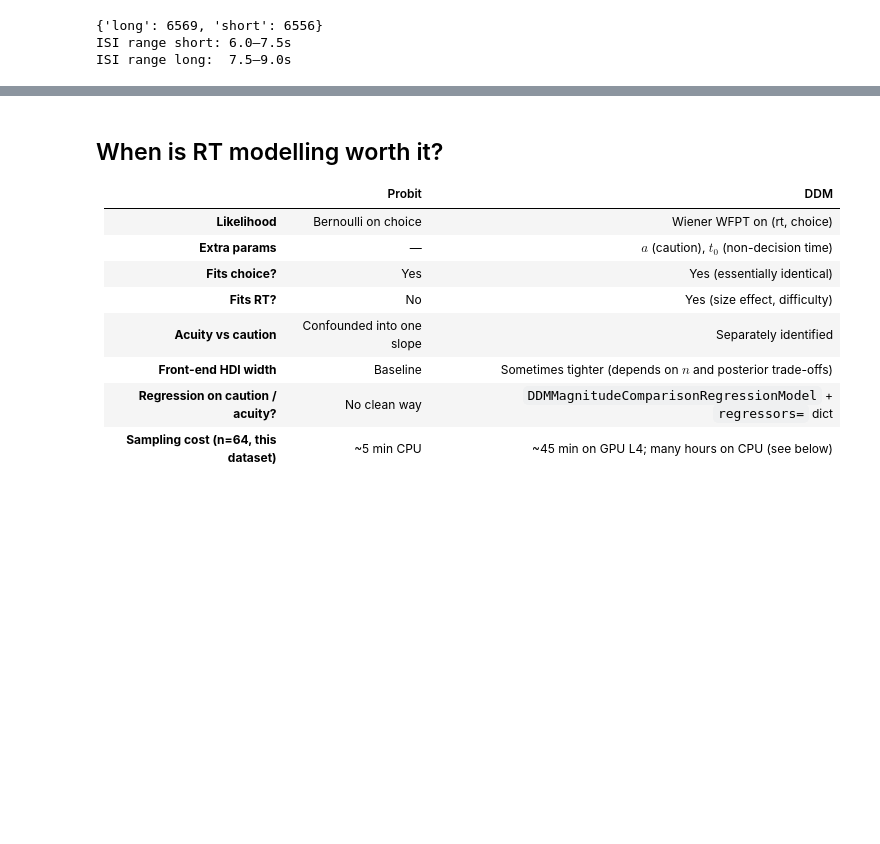
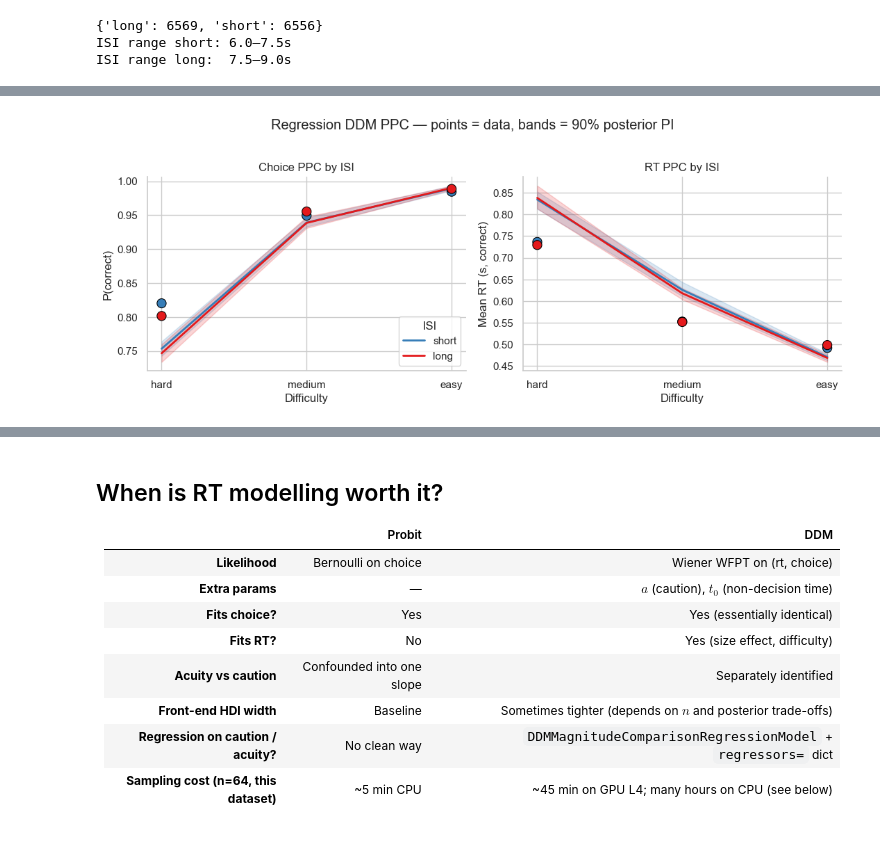
Before and after one commit to ruffgroup/bauer, a Jupyter notebook: docs/tutorial/lesson8.ipynb, the cells around one changed output, grey strips where cells are left out. Drawn from its saved outputs; the diff is of its cells as text; code cells hidden in the pictures; blank space fills up the shorter version.

```diff
--- a/docs/tutorial/lesson8.ipynb
+++ b/docs/tutorial/lesson8.ipynb
@@ -743 +911,58 @@ ISI range long:  7.5–9.0s
+# %%
+# PPC on the original paradigm; DDM PPCs carry simulated_choice + simulated_rt.
+ppc_isi = m_isi.ppc(df, idata_isi, n_posterior_samples=60, progressbar=False)
+d_isi = add_bins(df)               # keeps isi_cat; adds diff_bin, correct, stake
+
+# Attach difficulty + ISI condition to every PPC draw (same join as the
+# size-effect PPC earlier — d_isi is indexed by the trial keys).
+p = (ppc_isi.join(d_isi[['diff_bin', 'isi_cat', 'n1', 'n2']], how='left')
+            .reset_index())
+p['sim_correct'] = p['simulated_choice'].astype(bool) == (p['n2'] > p['n1'])
+
+# Per-draw condition means → spread across draws gives the posterior PI band.
+acc_pp = (p.groupby(['ppc_sample', 'isi_cat', 'diff_bin'], observed=True)
+            ['sim_correct'].mean().reset_index())
+rt_pp  = (p[p['sim_correct']]
+            .groupby(['ppc_sample', 'isi_cat', 'diff_bin'], observed=True)
+            ['simulated_rt'].mean().reset_index())
+# Observed condition means (correct trials for RT, matching the PPC).
+acc_obs = (d_isi.groupby(['isi_cat', 'diff_bin'], observed=True)
+                 ['correct'].mean().reset_index())
+rt_obs  = (d_isi.query('correct')
+                .groupby(['isi_cat', 'diff_bin'], observed=True)
+                ['rt'].mean().reset_index())
+
+isi_pal = {'short': '#377eb8', 'long': '#e41a1c'}
+fig, (ax_c, ax_rt) = plt.subplots(1, 2, figsize=(11, 4.2))
+
+# Left: choice (accuracy) PPC.
+sns.lineplot(data=acc_pp, x='diff_bin', y='sim_correct',
+             hue='isi_cat', hue_order=['short', 'long'], palette=isi_pal,
+             errorbar=('pi', 90), err_style='band', err_kws={'alpha': 0.18},
+             lw=2, ax=ax_c)
+sns.scatterplot(data=acc_obs, x='diff_bin', y='correct',
+                hue='isi_cat', hue_order=['short', 'long'], palette=isi_pal,
+                s=90, edgecolor='black', zorder=5, legend=False, ax=ax_c)
+ax_c.set_xlabel('Difficulty'); ax_c.set_ylabel('P(correct)')
+ax_c.set_title('Choice PPC by ISI')
+ax_c.legend(title='ISI', loc='lower right')
+
+# Right: RT (difficulty) PPC, correct trials.
+sns.lineplot(data=rt_pp, x='diff_bin', y='simulated_rt',
+             hue='isi_cat', hue_order=['short', 'long'], palette=isi_pal,
+             errorbar=('pi', 90), err_style='band', err_kws={'alpha': 0.18},
+             lw=2, ax=ax_rt, legend=False)
+sns.scatterplot(data=rt_obs, x='diff_bin', y='rt',
+                hue='isi_cat', hue_order=['short', 'long'], palette=isi_pal,
+                s=90, edgecolor='black', zorder=5, legend=False, ax=ax_rt)
+ax_rt.set_xlabel('Difficulty'); ax_rt.set_ylabel('Mean RT (s, correct)')
+ax_rt.set_title('RT PPC by ISI')
+
+for ax in (ax_c, ax_rt):
+    sns.despine(ax=ax)
+fig.suptitle('Regression DDM PPC — points = data, bands = 90% posterior PI',
+             y=1.02)
+plt.tight_layout()
+# %% [output]
+[figure, added]
 # %% [markdown]
```
Also changed, not shown: parts of 16 cells of this notebook, 1 other file.
